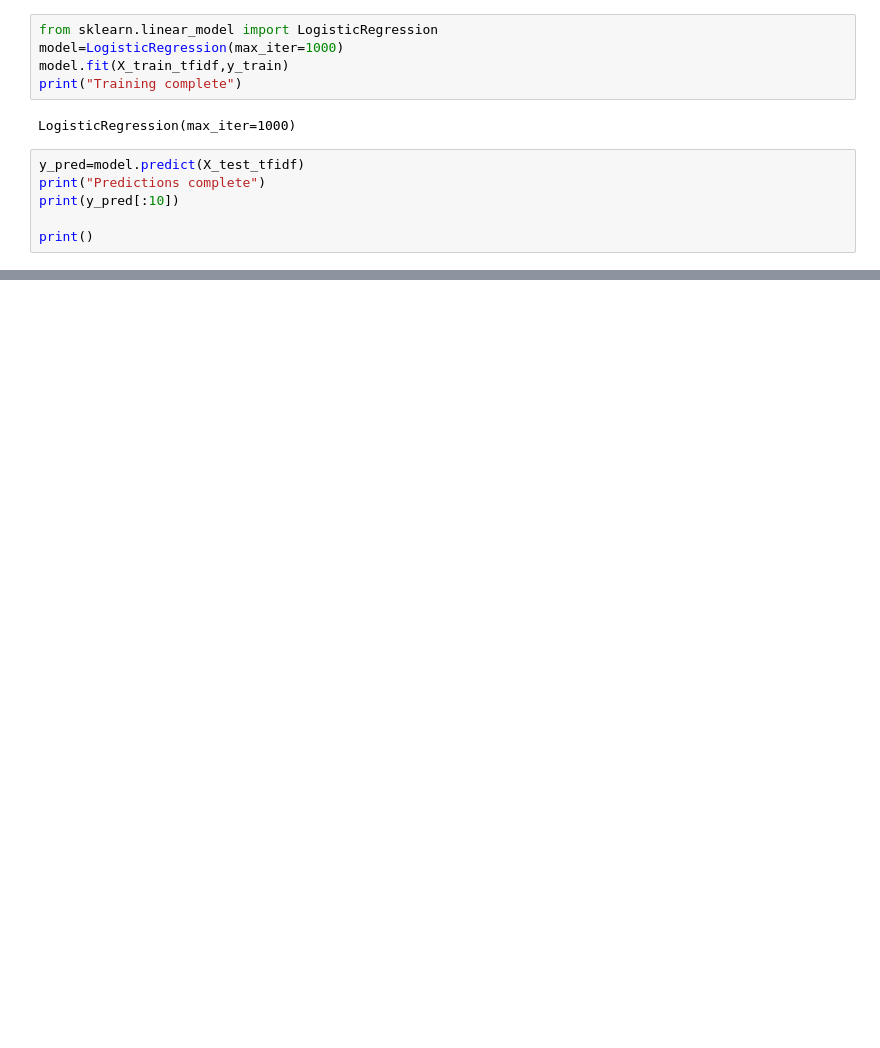
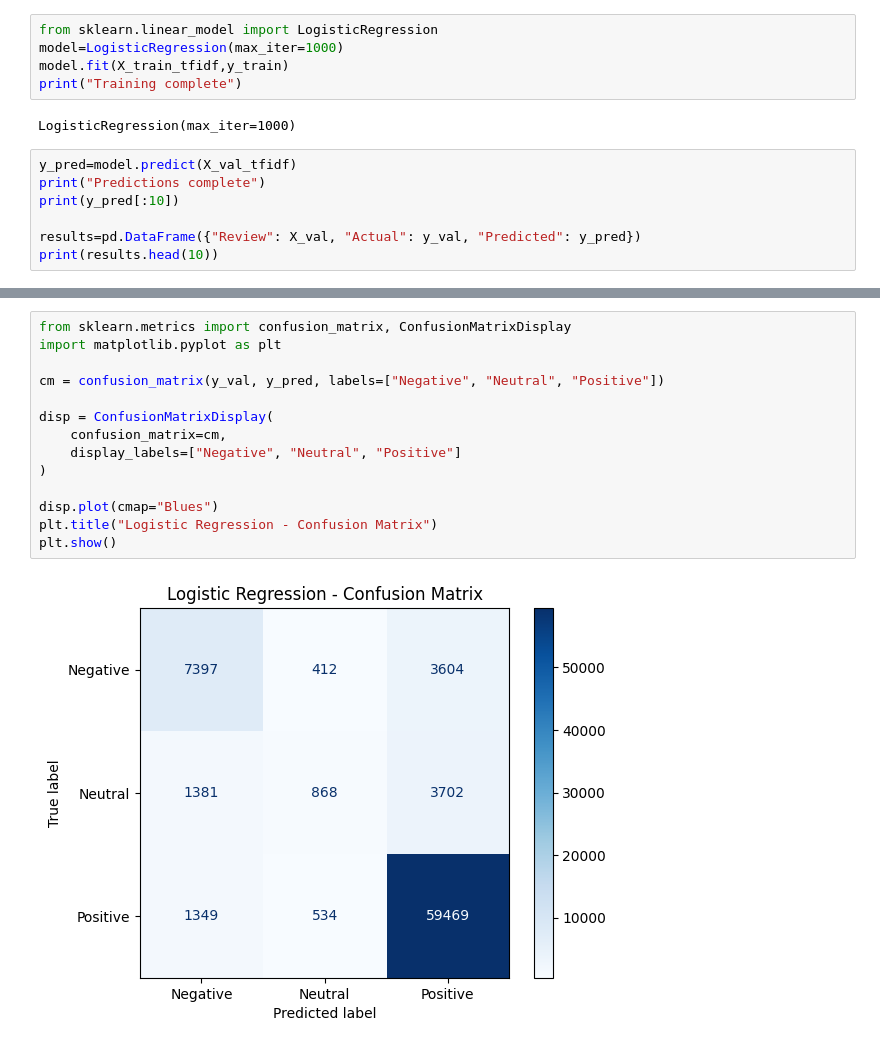
Before and after one commit to mohithgowdadb/amazon-reviews-sentiment-analysis, a Jupyter notebook: notebooks/03_logistic_regression.ipynb, the cells around one changed output, grey strips where cells are left out. Saved outputs shown, nothing was run; the diff lists cells and outputs as text; blank space fills up the shorter version.

```diff
--- a/notebooks/03_logistic_regression.ipynb
+++ b/notebooks/03_logistic_regression.ipynb
@@ -33,10 +43,11 @@ print("Training complete")
 # %% [output]
 LogisticRegression(max_iter=1000)
 # %%
-y_pred=model.predict(X_test_tfidf)
+y_pred=model.predict(X_val_tfidf)
 print("Predictions complete")
 print(y_pred[:10])
 
-print()
+results=pd.DataFrame({"Review": X_val, "Actual": y_val, "Predicted": y_pred})
+print(results.head(10))
 # %% [output]
 Predictions complete
@@ -44,0 +112,16 @@ Predictions complete
+# %%
+from sklearn.metrics import confusion_matrix, ConfusionMatrixDisplay
+import matplotlib.pyplot as plt
+
+cm = confusion_matrix(y_val, y_pred, labels=["Negative", "Neutral", "Positive"])
+
+disp = ConfusionMatrixDisplay(
+    confusion_matrix=cm,
+    display_labels=["Negative", "Neutral", "Positive"]
+)
+
+disp.plot(cmap="Blues")
+plt.title("Logistic Regression - Confusion Matrix")
+plt.show()
+# %% [output]
+[figure, added]
```
Also changed, not shown: parts of 4 cells of this notebook, 3 other files.
